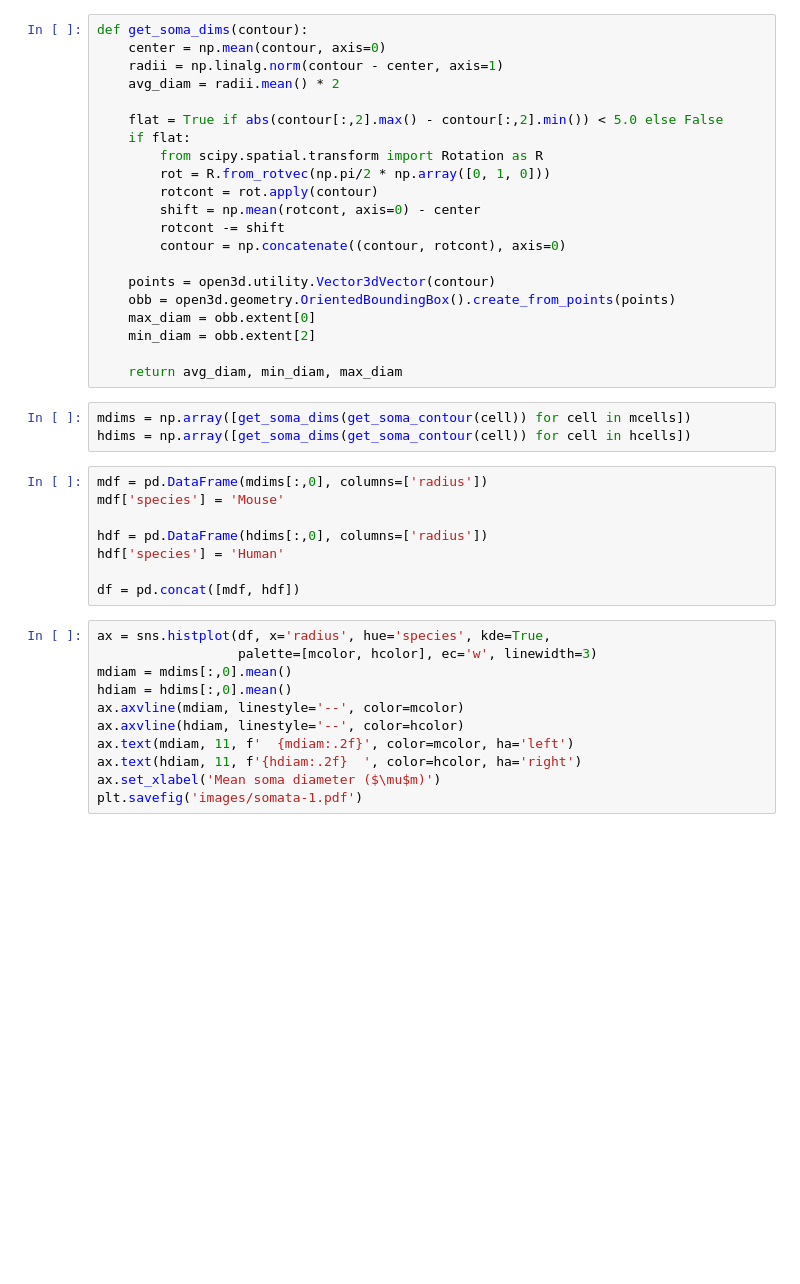
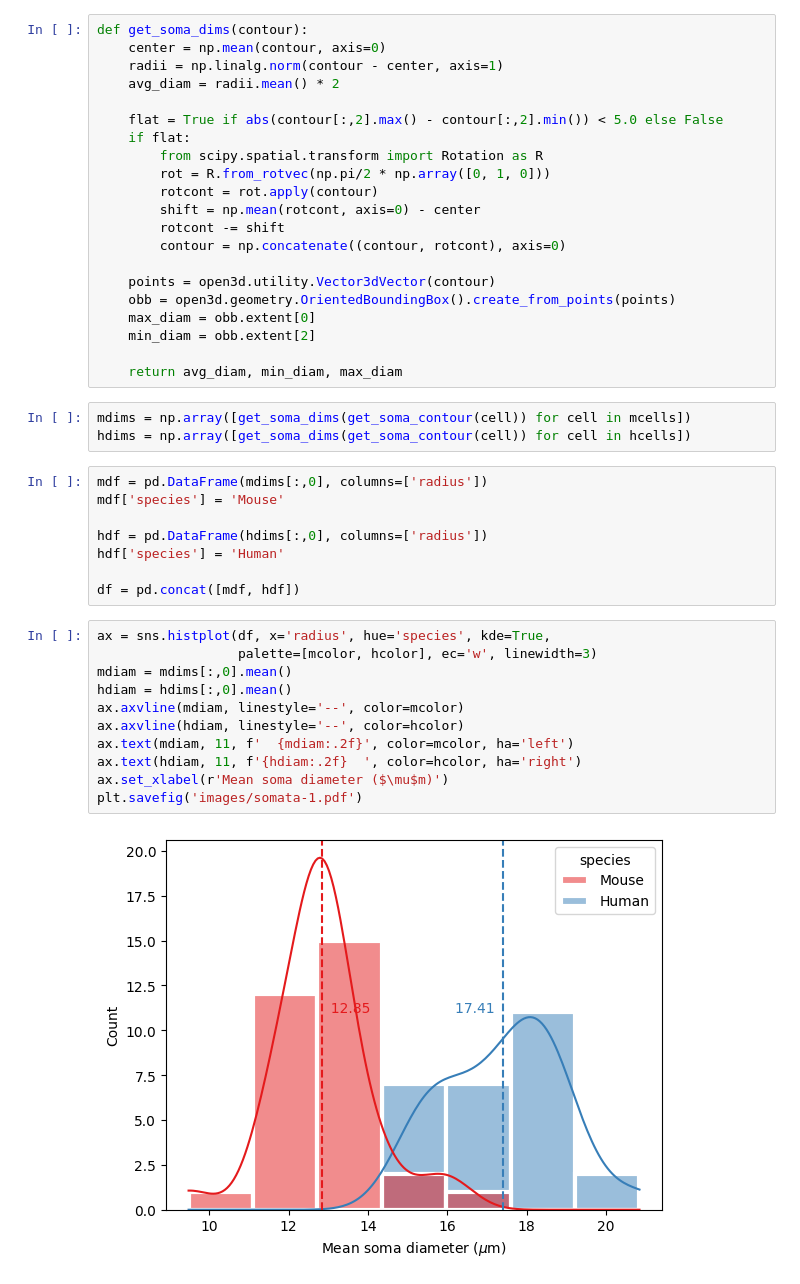
Before and after one commit to a1eko/humanspn, a Jupyter notebook: reconstructions/analysis/somata.ipynb, the cells around one changed output. Saved outputs shown, nothing was run; the diff lists cells and outputs as text; blank space fills up the shorter version.

```diff
--- a/reconstructions/analysis/somata.ipynb
+++ b/reconstructions/analysis/somata.ipynb
@@ -61,13 +63,15 @@ df = pd.concat([mdf, hdf])
 # %%
 ax = sns.histplot(df, x='radius', hue='species', kde=True,
                   palette=[mcolor, hcolor], ec='w', linewidth=3)
 mdiam = mdims[:,0].mean()
 hdiam = hdims[:,0].mean()
 ax.axvline(mdiam, linestyle='--', color=mcolor)
 ax.axvline(hdiam, linestyle='--', color=hcolor)
 ax.text(mdiam, 11, f'  {mdiam:.2f}', color=mcolor, ha='left')
 ax.text(hdiam, 11, f'{hdiam:.2f}  ', color=hcolor, ha='right')
-ax.set_xlabel('Mean soma diameter ($\mu$m)')
+ax.set_xlabel(r'Mean soma diameter ($\mu$m)')
 plt.savefig('images/somata-1.pdf')
+# %% [output]
+[figure, added]
 # %%
 mdims[:,0].mean(), mdims[:,1].min(), mdims[:,2].max(), len(mdims)
```
Also changed, not shown: parts of 5 cells of this notebook, 3 other files.
